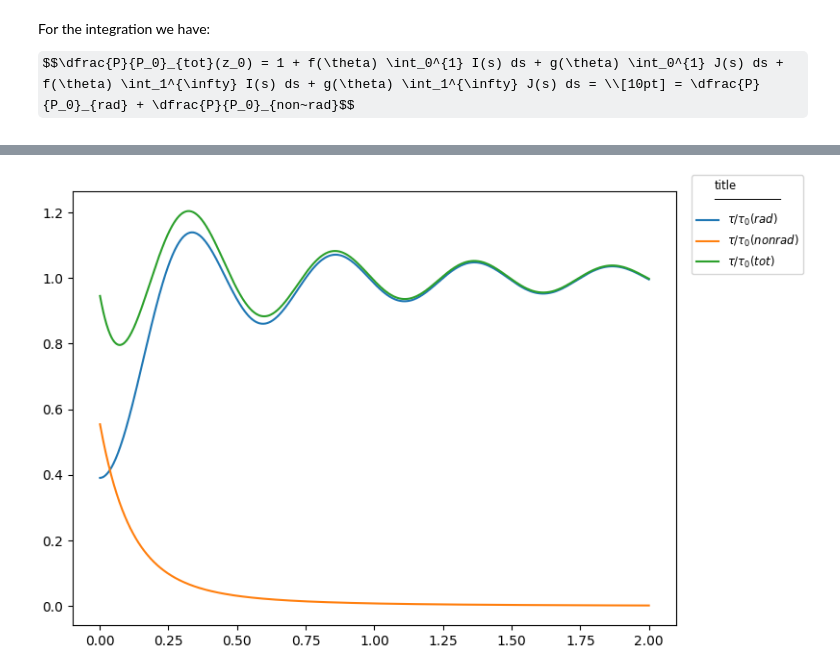
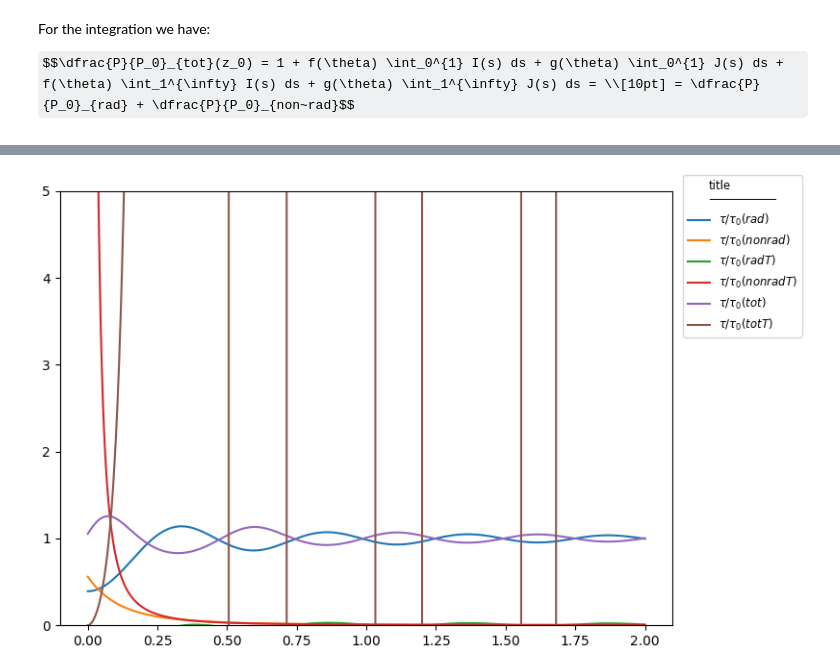
Before and after one commit to amcar-dtu/python-assignments, a Jupyter notebook: nano_opt_7.ipynb, the cells around one changed output, grey strips where cells are left out. Cells and saved outputs as stored; diff of their text form; code cells hidden in the pictures; some formulas as TeX source.

```diff
--- a/nano_opt_7.ipynb
+++ b/nano_opt_7.ipynb
@@ -87,0 +221,10 @@ gamma_tot = gamma_rad + gamma_nonrad
+# %%
+# ordinary
+gamma_rad = np.array(gamma_rad)
+gamma_nonrad = np.array(gamma_nonrad)
+gamma_tot = gamma_rad + gamma_nonrad
+
+# test part
+gamma_rad_t = np.array(gamma_rad_t)
+gamma_nonrad_t = np.array(gamma_nonrad_t)
+gamma_tot_t = gamma_rad_t + gamma_nonrad_t
@@ -88,13 +298,17 @@ gamma_tot = gamma_rad + gamma_nonrad
 # %%
 %matplotlib widget
 
 fig, ax = plt.subplots(figsize=(8,5), layout='constrained') # (width, height) in inches
 ax.plot(z0n, gamma_rad, label=r"$\tau/\tau_0 (rad)$")
 ax.plot(z0n, gamma_nonrad, label=r"$\tau/\tau_0 (non rad)$")
-ax.plot(z0n, gamma_tot, label=r"$\tau/\tau_0 (tot)$")
+ax.plot(z0n, gamma_rad_t, label=r"$\tau/\tau_0 (rad T)$")
+ax.plot(z0n, gamma_nonrad_t, label=r"$\tau/\tau_0 (non rad T)$")
+ax.plot(z0n, 1/gamma_tot, label=r"$\tau/\tau_0 (tot)$")
+ax.plot(z0n, 1/gamma_tot_t, label=r"$\tau/\tau_0 (tot T)$")
 l = ax.legend(bbox_to_anchor=[1.22, 1.05], loc='upper right', title="title\n──────────", fancybox=True, fontsize='small', title_fontsize='small')
+leg = InteractiveLegend(legend=l, ax=ax)
 # ax.set_xlim([0, 0.1])
-# ax.set_ylim([0, 5])
+ax.set_ylim([0, 5])
 plt.show()
 # %% [output]
-[figure, old version]
+[figure, new version]
```
Also changed, not shown: parts of 12 cells of this notebook.
